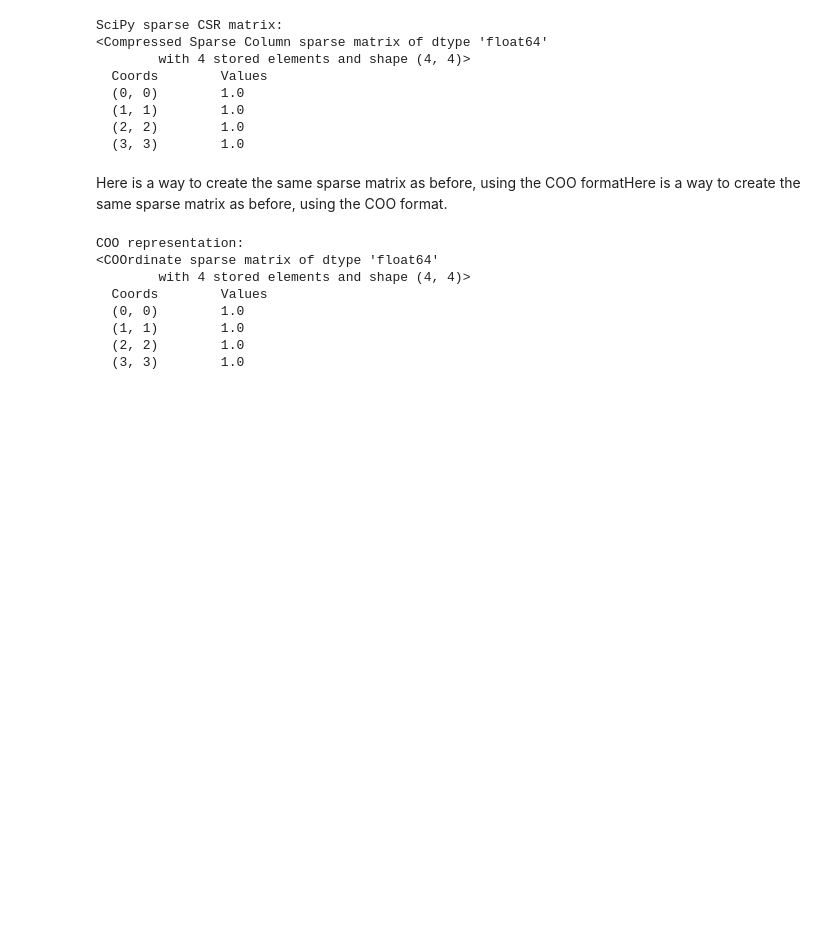
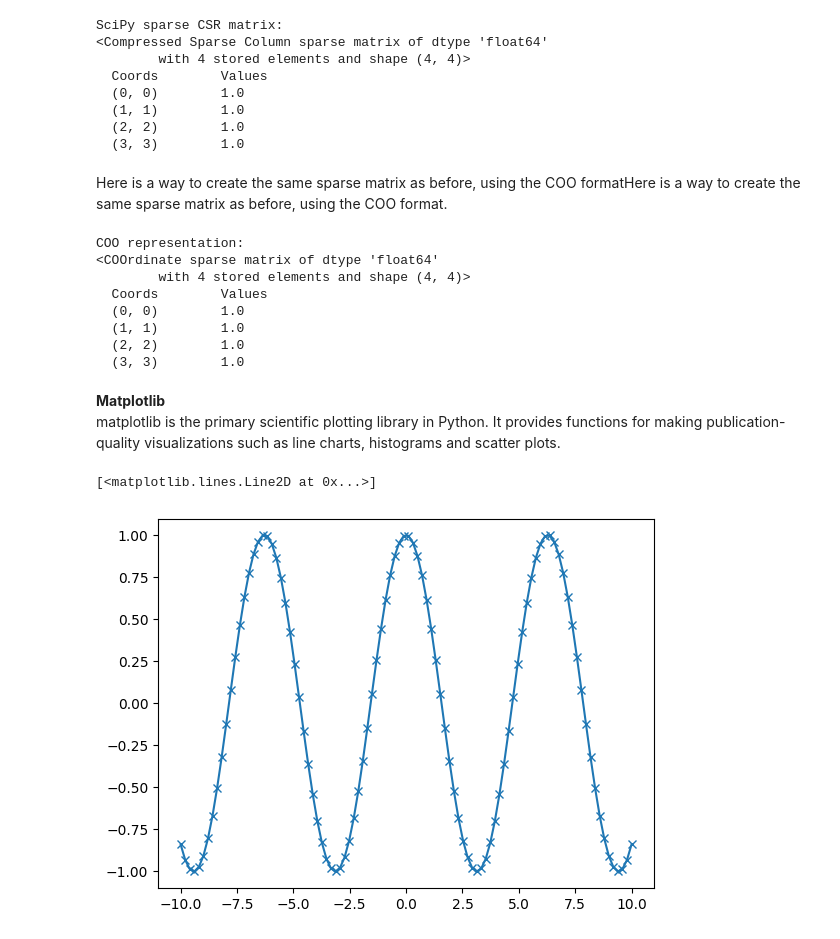
Before and after one commit to mngugi/DS_Collections, a Jupyter notebook: MLLearningWithPython.ipynb, the cells around one changed output. Cells and saved outputs as stored; diff of their text form; code cells hidden in the pictures; blank space fills up the shorter version.

```diff
--- a/MLLearningWithPython.ipynb
+++ b/MLLearningWithPython.ipynb
@@ -78,3 +78,19 @@ COO representation:
   (1, 1)        1.0
   (2, 2)        1.0
   (3, 3)        1.0
+# %% [markdown]
+**Matplotlib**
+matplotlib is the primary scientific plotting library in Python. It provides functions  for making publication-quality visualizations such as line charts, histograms and scatter  plots.
+# %%
+import matplotlib.pyplot as plt
+# generate data -10 to 10 with a space of 100 steps
+x = np.linspace(-10,10,100)
+
+# create a second array with cos <cosine>
+y = np.cos(x)
+
+# plot the function
+plt.plot(x,y, marker="x")
+# %% [output]
+[<matplotlib.lines.Line2D at 0x...>]
+[figure, added]
```
